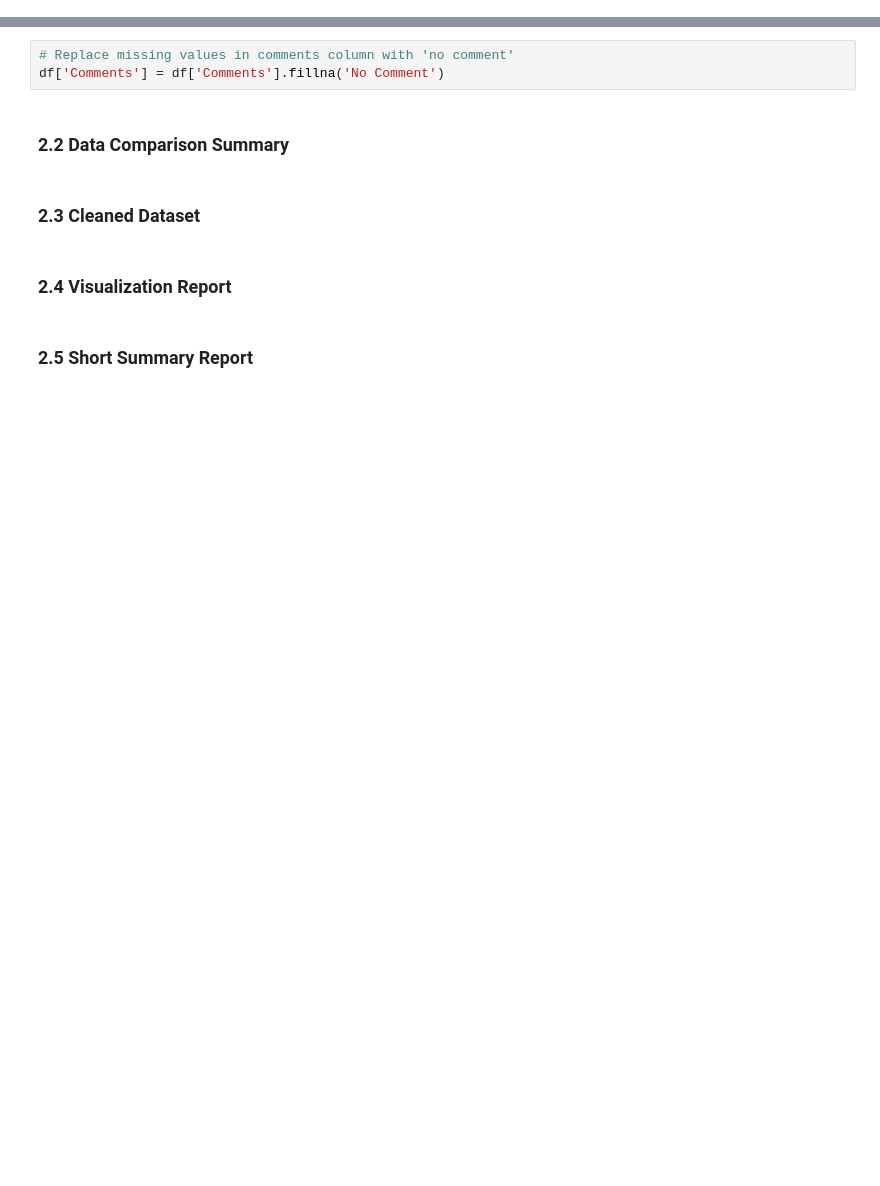
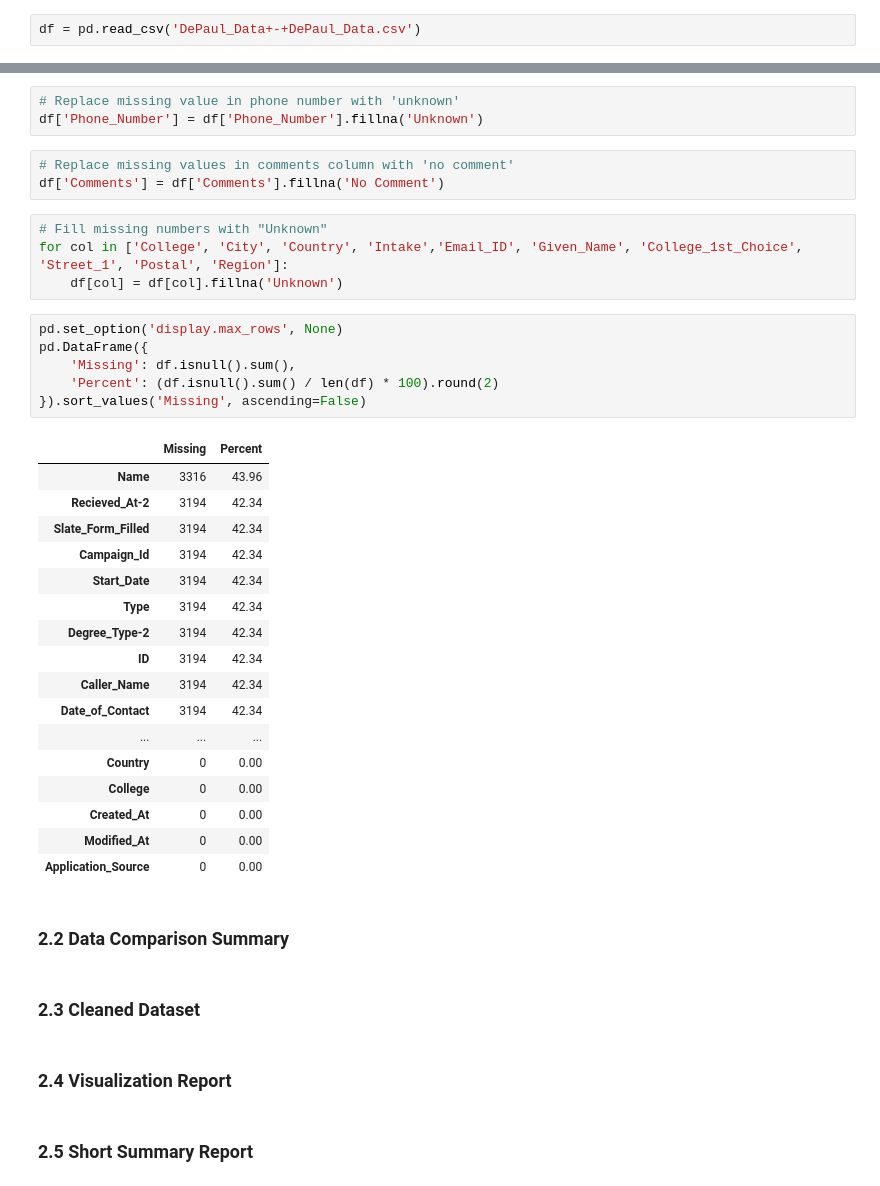
Before and after one commit to Davis-Azangu-DataAnalyst/SchoolRecords, a Jupyter notebook: my-notebook.ipynb, the cells around one changed output, grey strips where cells are left out. Cells and saved outputs as stored; diff of their text form; blank space fills up the shorter version.

```diff
--- a/my-notebook.ipynb
+++ b/my-notebook.ipynb
@@ -31,6 +32,8 @@ uploaded = files.upload()
 ### **1.3 Dataset Familiarization Summary**
 # %% [markdown]
 **Dataset Shape**
+# %%
+df = pd.read_csv('DePaul_Data+-+DePaul_Data.csv')
 # %%
 rows, cols = df.shape
 print(f"The dataset contains {rows:,} rows and {cols} columns.")
@@ -272,6 +406,37 @@ pd.DataFrame({
+# %%
+# Replace missing value in phone number with 'unknown'
+df['Phone_Number'] = df['Phone_Number'].fillna('Unknown')
 # %%
 # Replace missing values in comments column with 'no comment'
 df['Comments'] = df['Comments'].fillna('No Comment')
+# %%
+# Fill missing numbers with "Unknown"
+for col in ['College', 'City', 'Country', 'Intake','Email_ID', 'Given_Name', 'College_1st_Choice', 'Street_1', 'Postal', 'Region']:
+    df[col] = df[col].fillna('Unknown')
+# %%
+pd.set_option('display.max_rows', None)
+pd.DataFrame({
+    'Missing': df.isnull().sum(),
+    'Percent': (df.isnull().sum() / len(df) * 100).round(2)
+}).sort_values('Missing', ascending=False)
+# %% [output]
+|  | Missing | Percent |
+| Name | 3316 | 43.96 |
+| Recieved_At-2 | 3194 | 42.34 |
+| Slate_Form_Filled | 3194 | 42.34 |
+| Campaign_Id | 3194 | 42.34 |
+| Start_Date | 3194 | 42.34 |
+| Type | 3194 | 42.34 |
+| Degree_Type-2 | 3194 | 42.34 |
+| ID | 3194 | 42.34 |
+| Caller_Name | 3194 | 42.34 |
+| Date_of_Contact | 3194 | 42.34 |
+| ... | ... | ... |
+| Country | 0 | 0.00 |
+| College | 0 | 0.00 |
+| Created_At | 0 | 0.00 |
+| Modified_At | 0 | 0.00 |
+| Application_Source | 0 | 0.00 |
 # %% [markdown]
 ### **2.2 Data Comparison Summary**
 # %% [markdown]
```
Also changed, not shown: parts of 19 cells of this notebook.
